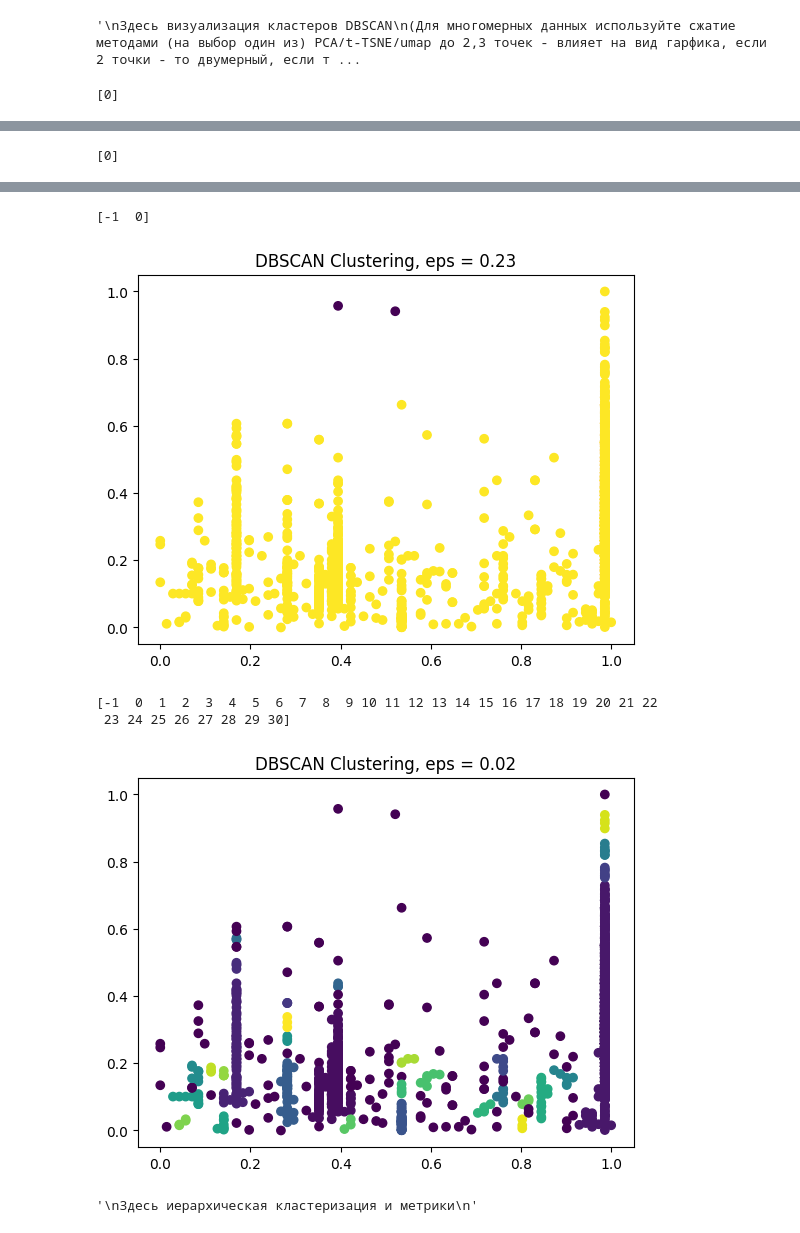
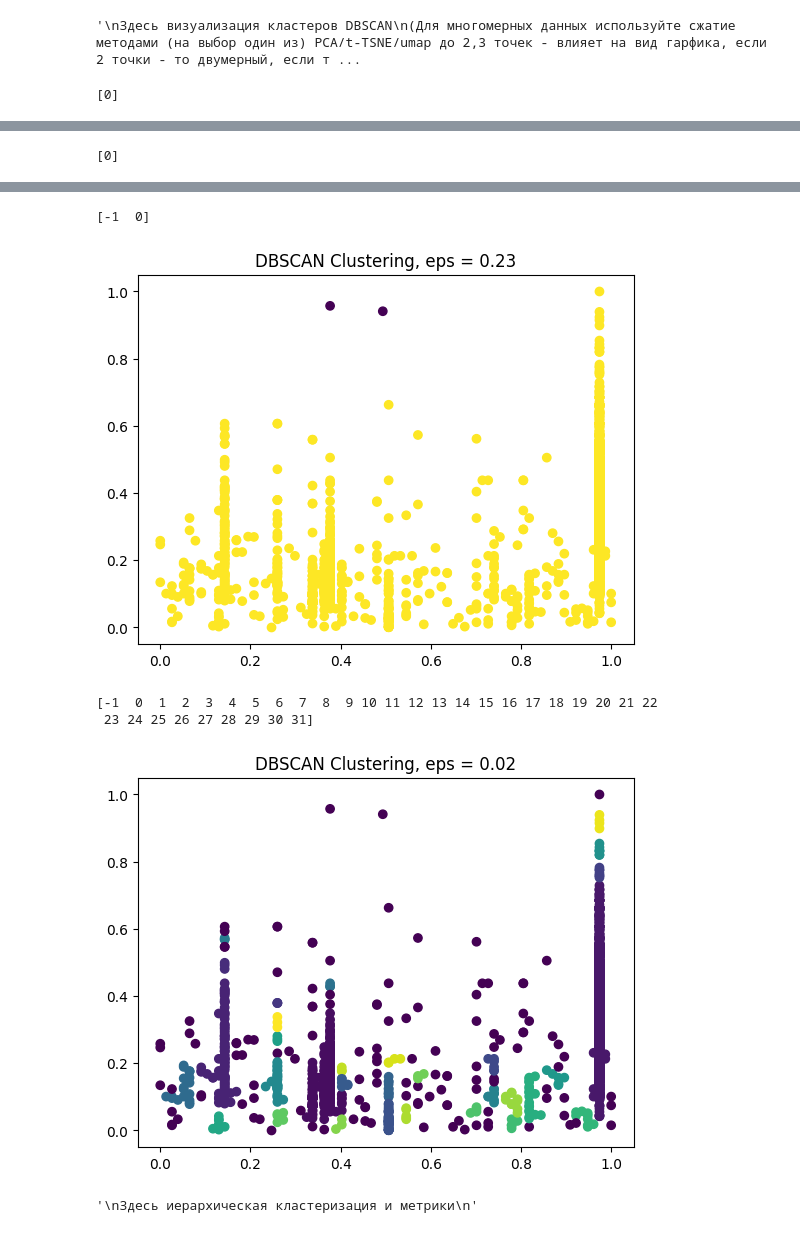
Before and after one commit to mos9z/1lab, a Jupyter notebook: Копия_блокнота_"Задание_4_ipynb".ipynb, the cells around one changed output, grey strips where cells are left out. Saved outputs shown, nothing was run; the diff lists cells and outputs as text; code cells hidden in the pictures.

```diff
--- a/Копия_блокнота_"Задание_4_ipynb".ipynb
+++ b/Копия_блокнота_"Задание_4_ipynb".ipynb
@@ -90,7 +90,7 @@ Data columns (total 10 columns):
 dtypes: int64(6), object(4)
 memory usage: 293.5+ KB
 # %%
-df_clust = df[['salary_in_usd','company_location']].copy()
+df_clust = df[['salary_in_usd','employee_residence']].copy()
 sns.boxplot(df)# выбросов нет
 # %% [output]
 <Axes: >
@@ -142,7 +142,7 @@ https://gist.github.com/mwaskom/de44147ed2974457ad6372750bbe5751
 # %%
 min_max_scaler = MinMaxScaler()
-min_max_scal = min_max_scaler.fit_transform(df_clust[['company_location','salary_in_usd']])
-df_clust[['company_location','salary_in_usd']] = min_max_scal
+min_max_scal = min_max_scaler.fit_transform(df_clust[['employee_residence','salary_in_usd']])
+df_clust[['employee_residence','salary_in_usd']] = min_max_scal
 df_clust.salary_in_usd.unique()
 # %% [output]
 array([0.18143584, 0.05589973, 0.04578437, ..., 0.05223347, 0.9145814 ,
@@ -271,7 +271,7 @@ for eps in [0.58,0.41,0.23,0.02]:
   labels_db = dbscan.labels_
   print(np.unique(labels_db))
   # Визуализация результатов, темные точки - выбросы
-  plt.scatter(df_clust['company_location'], df_clust['salary_in_usd'], c=labels_db, cmap='viridis')
+  plt.scatter(df_clust['employee_residence'], df_clust['salary_in_usd'], c=labels_db, cmap='viridis')
   plt.title(f'DBSCAN Clustering, eps = {round(eps, 2)}')
   plt.show()
 # %% [output]
@@ -282,8 +282,8 @@ for eps in [0.58,0.41,0.23,0.02]:
 [-1  0]
-[figure, old version]
+[figure, new version]
 [-1  0  1  2  3  4  5  6  7  8  9 10 11 12 13 14 15 16 17 18 19 20 21 22
- 23 24 25 26 27 28 29 30]
+ 23 24 25 26 27 28 29 30 31]
-[figure, old version]
+[figure, new version]
 # %%
 """
 Здесь иерархическая кластеризация и метрики
```
Also changed, not shown: parts of 23 cells of this notebook.
